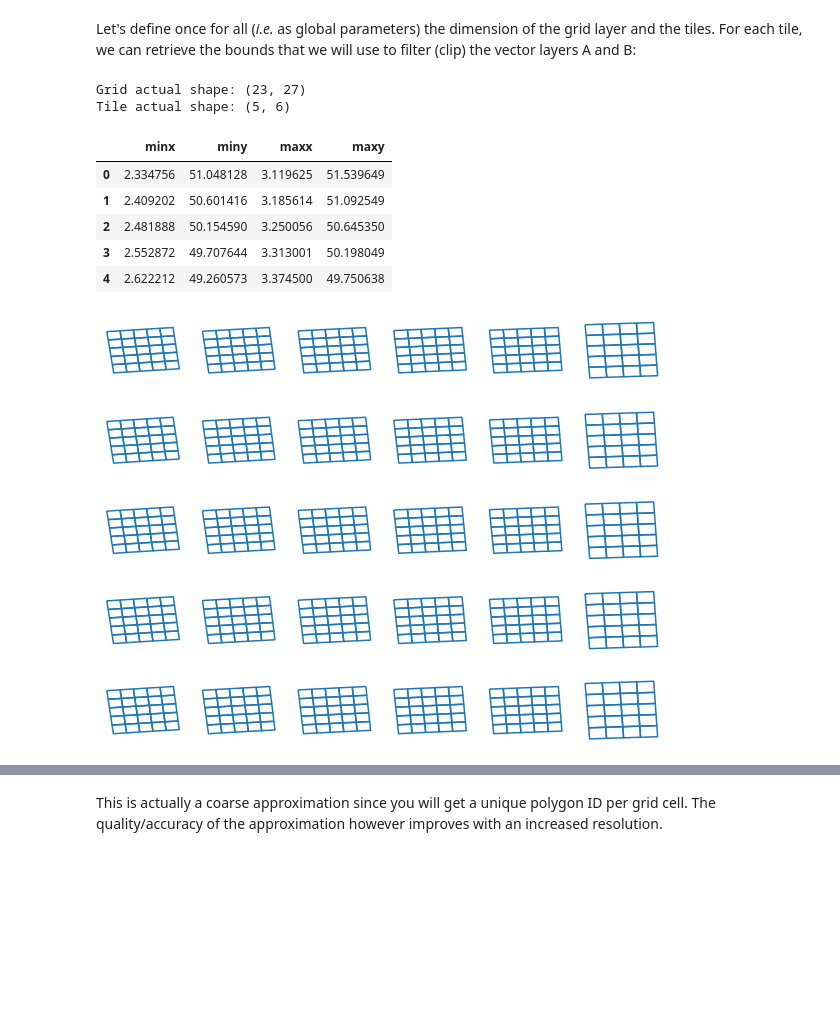
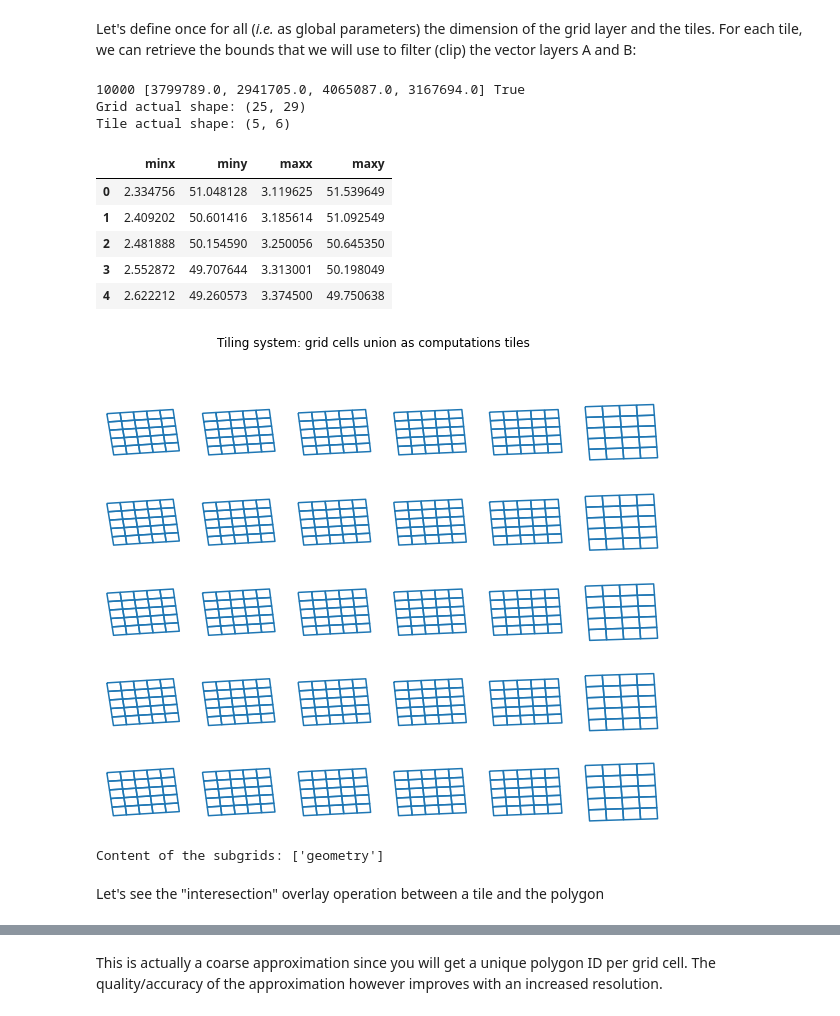
Before and after one commit to gjacopo/bodylanguage, a Jupyter notebook: 00_vector_overlay.ipynb, the cells around one changed output, grey strips where cells are left out. Drawn from its saved outputs; the diff is of its cells as text; code cells hidden in the pictures; blank space fills up the shorter version.

```diff
--- a/00_vector_overlay.ipynb
+++ b/00_vector_overlay.ipynb
@@ -315,8 +355,10 @@ polygons.head(5)
 | 324 | BE213 | None | None | Arr. Turnhout | BE | BE213 | BE213 | Arr. Turnhout | 3 | ... |
 | 325 | BE224 | None | None | Arr. Hasselt | BE | BE224 | BE224 | Arr. Hasselt | 3 | ... |
 # %%
+Test.COL_UNION_AREA = 'uarea'
+
 poly_union = gpd.overlay(polygons, grid, how='union')
-poly_union['uarea'] = poly_union.area
+poly_union[Test.COL_UNION_AREA] = poly_union.area
 poly_union.head(5)
 # %% [output]
 |  | id | COAST_TYPE | MOUNT_TYPE | NAME_LATN | CNTR_CODE | FID | NUTS_ID | NUTS_NAME | LEVL_CODE | ... |
@@ -364,18 +403,23 @@ The idea here is to take advantage of:
 Given the know size of the cells in the regular grid (`gridsize`), say we know we have to limit calculations to tiles with 5 x 5 cells maximum (*e.g.* because this is a critical limit):
 # %%
-def get_tile_size(nlimit, gridsize, bounds, buffer=0):
-    return get_grid_size(nlimit * gridsize, bounds, buffer=buffer)
+def get_tiles_cells(cls, nlimit, gridsize, bounds, buffer=0):
+    return cls.get_grid_cells(nlimit * gridsize, bounds, buffer=buffer)
+Test.get_tiles_cells = classmethod(get_tiles_cells)
 
-def define_tiles_as_grid(nlimit, gridsize, bounds, buffer=None, crs=None):
+def define_tiles_as_grid(cls, nlimit, gridsize, bounds, buffer=None, crs=None):
     # simply refurbhish the function used to build the regular grid...
     print("! consider defining the tile by union instead !")
-    return build_regular_grid(nlimit * gridsize, bounds, buffer=buffer, crs = crs)
+    return cls.build_regular_grid(nlimit * gridsize, bounds, buffer=buffer, crs = crs)
+Test.define_tiles_as_grid = classmethod(define_tiles_as_grid)
 
-NLIMIT = 5
-tiles = define_tiles_as_grid(NLIMIT, GRIDSIZE, [xmin, ymin, xmax, ymax],
-                             buffer=GRIDSIZE, crs={'init': 'epsg:%s' % IPROJ})
+Test.NLIMIT = 5
+tiles = Test.define_tiles_as_grid(Test.NLIMIT,
+                                  Test.GRIDSIZE,
+                                  [xmin, ymin, xmax, ymax],
+                                  buffer = Test.GRIDSIZE,
+                                  crs = "EPSG:%s" % Test.IPROJ)
 
-tiles = tiles.to_crs({'init': 'epsg:%s' % OPROJ})
+tiles = tiles.to_crs("EPSG:%s" % Test.OPROJ)
 tiles.head(5)
 # %% [output]
 ! consider defining the tile by union instead !
@@ -433,15 +484,17 @@ mplt.show()
 # %% [markdown]
 Let's define once for all (*i.e.* as global parameters) the dimension of the grid layer and the tiles. For each tile, we can retrieve the bounds that we will use to filter (clip) the vector layers A and B:
 # %%
-nrows, ncols = get_grid_shape(GRIDSIZE, [xmin, ymin, xmax, ymax], BUFFER)
+print(Test.GRIDSIZE, [xmin, ymin, xmax, ymax], Test.BUFFER)
+nrows, ncols = Test.get_grid_shape(Test.GRIDSIZE, [xmin, ymin, xmax, ymax], Test.BUFFER)
 print('Grid actual shape:', (nrows, ncols))
-nytiles, nxtiles = get_tile_shape(NLIMIT, GRIDSIZE, [xmin, ymin, xmax, ymax], BUFFER)
+nytiles, nxtiles = Test.get_tile_shape(Test.NLIMIT, Test.GRIDSIZE, [xmin, ymin, xmax, ymax], Test.BUFFER)
 print('Tile actual shape:', (nytiles, nxtiles))
 ntiles = len(tiles)
 
 utiles.bounds.head(5)
 # %% [output]
-Grid actual shape: (23, 27)
+10000 [3799789.0, 2941705.0, 4065087.0, 3167694.0] True
+Grid actual shape: (25, 29)
 Tile actual shape: (5, 6)
 |  | minx | miny | maxx | maxy |
 | 0 | 2.334756 | 51.048128 | 3.119625 | 51.539649 |
@@ -452,30 +505,36 @@ Tile actual shape: (5, 6)
 # %%
 import warnings
 warnings.filterwarnings('ignore', 'GeoSeries.notna', UserWarning)
 
-def clip_by_bounds(index, grid, tiles):
+def clip_by_bound(cls, index, grid, tiles):
     # clip by bounding box
     mask = gpd.GeoDataFrame([1], geometry=[tiles.geometry[index]], crs=tiles.crs)
     return gpd.clip(grid, mask, keep_geom_type=True)
+Test.clip_by_bound = classmethod(clip_by_bound)
 
-def filter_by_bounds(index, grid, tiles):
+def filter_by_bound(cls, index, grid, tiles):
     # filter grid using bounding box
     print("! consider filter by clipping instead !")
     xmin, ymin, xmax, ymax = tiles.bounds.loc[index,:].tolist()
     return grid.cx[xmin:xmax, ymin:ymax] # problem: returns those that intersect
+Test.filter_by_bound = classmethod(filter_by_bound)
 
 f, ax = mplt.subplots(nytiles, nxtiles, figsize=_FIGSIZE_)
-
+f.suptitle('Tiling system: grid cells union as computations tiles')
 for y in range(nytiles):
     for x in range(nxtiles):
         index = x*nytiles + y
         if False:
-            small_grid = filter_by_bounds(index, grid, utiles)
+            small_grid = Test.filter_by_bound(index, grid, utiles)
         else:
-            small_grid = clip_by_bounds(index, grid, utiles)
+            small_grid = Test.clip_by_bound(index, grid, utiles)
         small_grid.boundary.plot(ax=ax[y,x])
         ax[y,x].set_axis_off()
-# f.suptitle('Grid layer and computation tiles')
 mplt.show()
+
+print('Content of the subgrids: \033[1m%s\033[0m' % list(small_grid.columns))
 # %% [output]
-[figure, old version]
+[figure, new version]
+Content of the subgrids: ['geometry']
+# %% [markdown]
+Let's see the "interesection" overlay operation between a tile and the polygon
```
Also changed, not shown: parts of 67 cells of this notebook.
